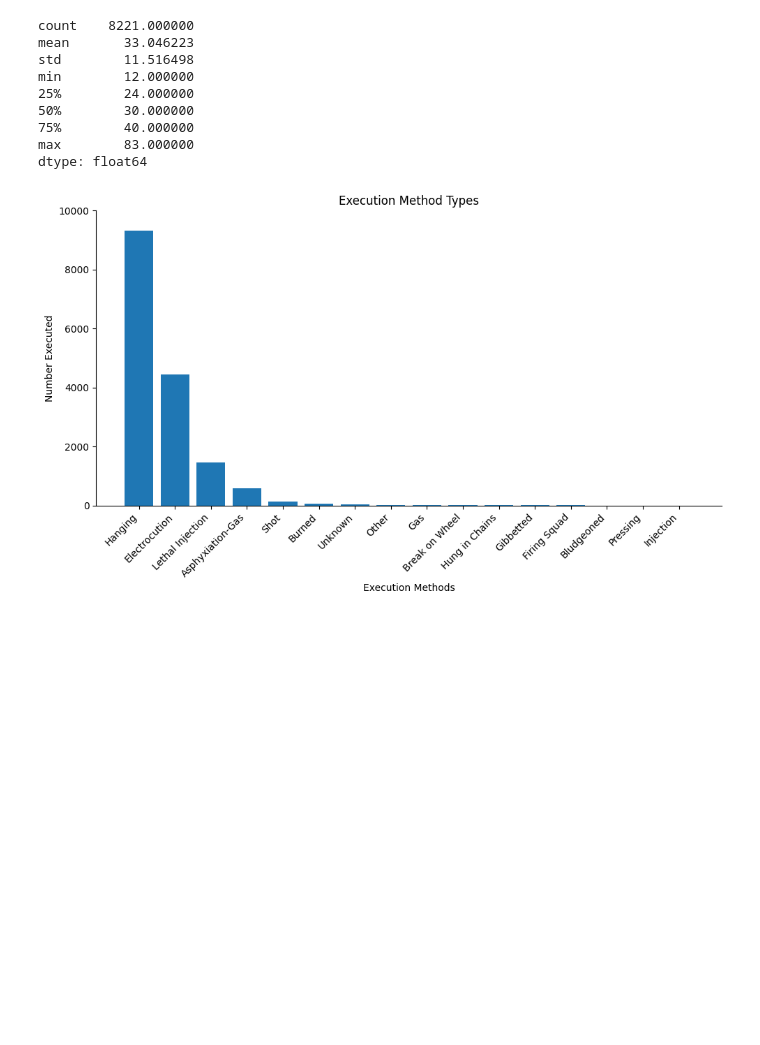
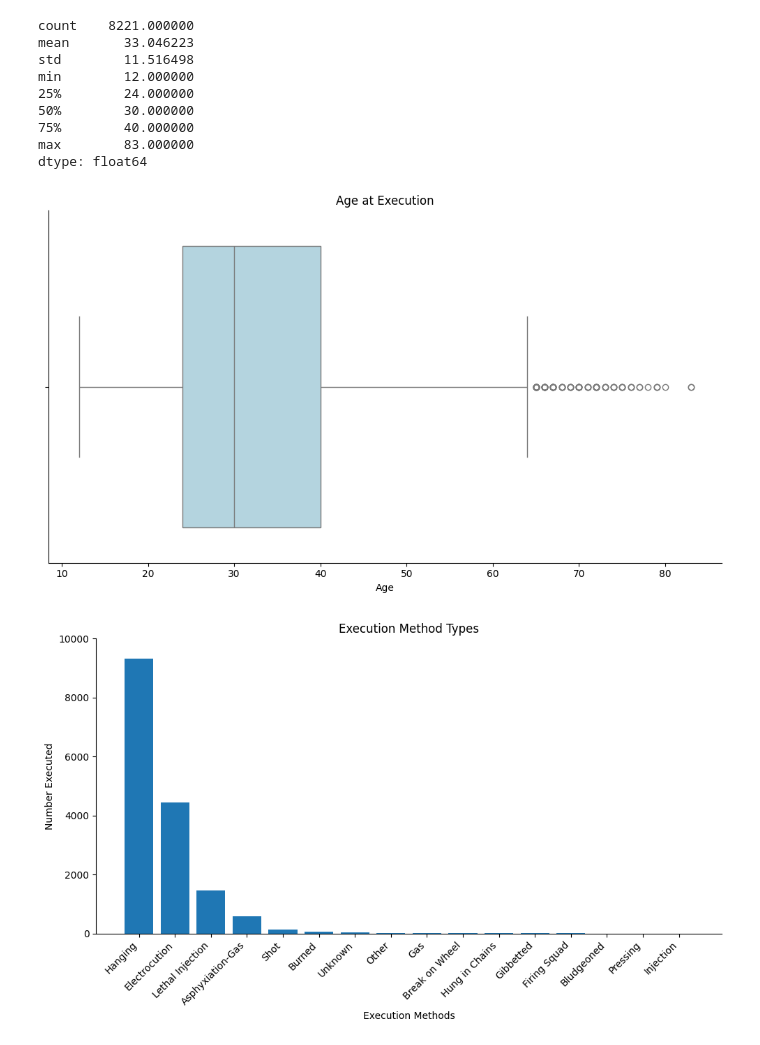
Before and after one commit to max-reevage/us-execution-trends-exploration, a Jupyter notebook: notebooks/combined_execution_data.ipynb, the cells around one changed output. Drawn from its saved outputs; the diff is of its cells as text; code cells hidden in the pictures; blank space fills up the shorter version.

```diff
--- a/notebooks/combined_execution_data.ipynb
+++ b/notebooks/combined_execution_data.ipynb
@@ -209,6 +209,9 @@ df_m = df_m.drop(columns=['Number of White Male Victims',
 df_m.rename(columns={'Number of Victims': 'num_vics',
                      'Number of Male Victims': 'num_male_vics',
                      'Number of Female Victims': 'num_female_vics'}, inplace=True)
+
+df_m['Race'] = df_m['Race'].replace({'Other Race': 'Other'})
+df_m['Victim Races'] = df_m['Victim Races'].replace({'Other Race': 'Other'})
 # %%
 col_to_move = df_m.pop('Middle Name(s)')
 df_m.insert(1, 'Middle Name(s)', col_to_move)
@@ -652,6 +753,17 @@ min        12.000000
 75%        40.000000
 max        83.000000
 dtype: float64
+# %%
+plt.figure(figsize=(10,6))
+sns.boxplot(
+    x=age_combined,
+    color="lightblue"
+)
+
+viz_format(title='Age at Execution', xlabel='Age')
+plt.show()
+# %% [output]
+[figure, added]
 # %%
 methods_combined = pd.concat([
     df_h_pre1977[['date_year', 'exec_method']].rename(columns={'date_year': 'year', 'exec_method': 'method'}),
```
Also changed, not shown: parts of 17 cells of this notebook, 3 other files.
